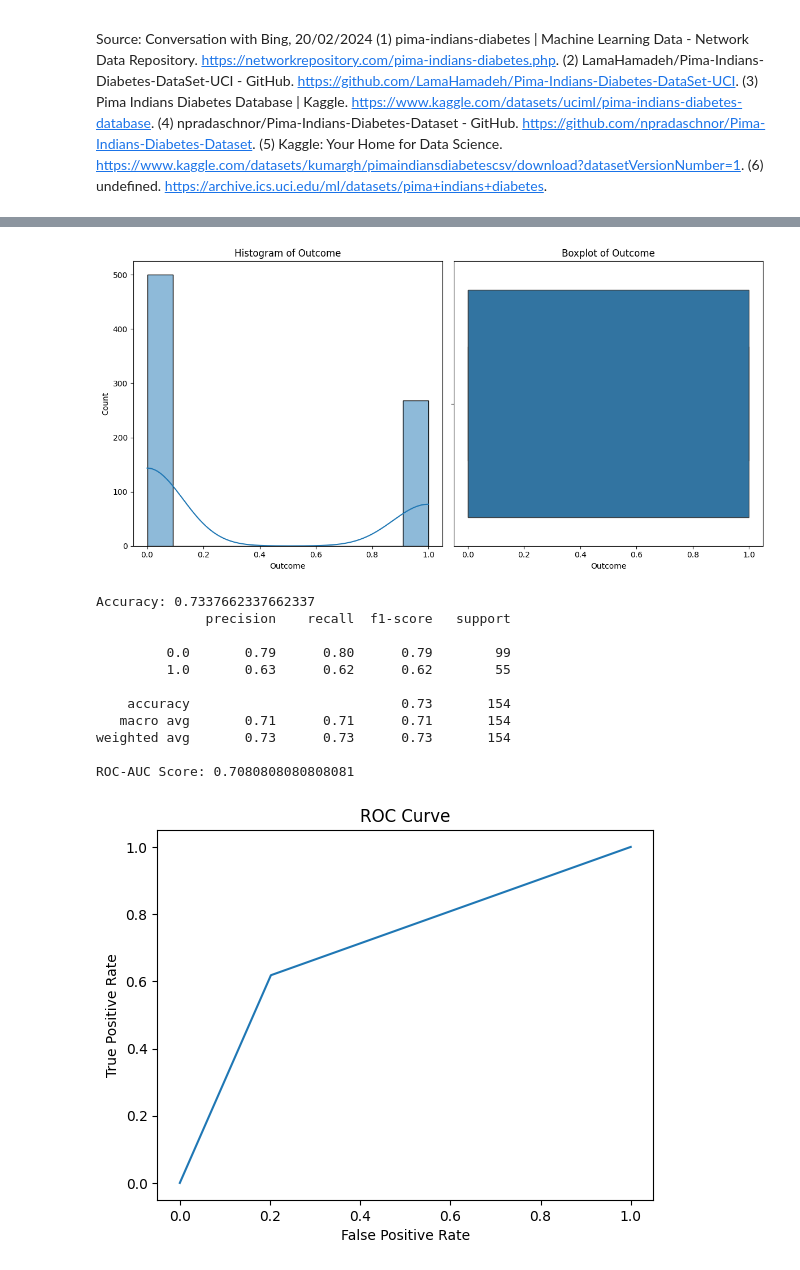
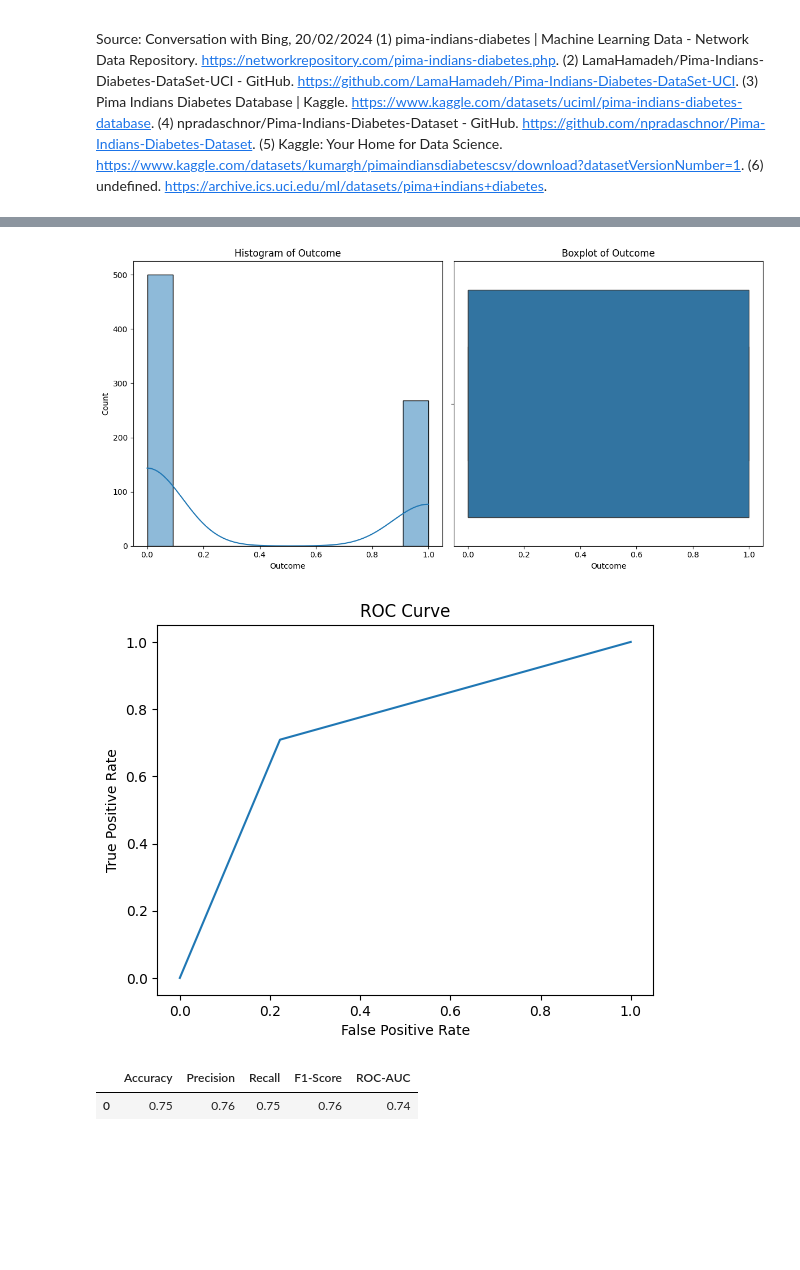
Before and after one commit to Adeelanwar/Machine-Learning-Course, a Jupyter notebook: Assignment1/Adeel(18300).ipynb, the cells around one changed output, grey strips where cells are left out. Saved outputs shown, nothing was run; the diff lists cells and outputs as text; code cells hidden in the pictures; blank space fills up the shorter version.

```diff
--- a/Assignment1/Adeel(18300).ipynb
+++ b/Assignment1/Adeel(18300).ipynb
@@ -247,27 +256,40 @@ def model_training(model, params, X_train, y_train, cv=5):
 # Example usage:
 # best_model = model_training(RandomForestClassifier(), {'n_estimators': [100, 200, 300], 'max_depth': [5, 10, None]}, X_train, y_train, cv=5)
 # %%
-
-
 def model_evaluation(model, X, y):
     """
     Function to evaluate the model
     """
     y_pred = model.predict(X)
-    print("Accuracy:", accuracy_score(y, y_pred))
-    print(classification_report(y, y_pred))
+    accuracy = accuracy_score(y, y_pred)
+    classification_rep = classification_report(y, y_pred, output_dict=True)
+
+    # Initialize dictionary to store metrics
+    evaluation_dict = {
+        "Accuracy": accuracy,
+        "Precision": classification_rep['weighted avg']['precision'],
+        "Recall": classification_rep['weighted avg']['recall'],
+        "F1-Score": classification_rep['weighted avg']['f1-score']
+    }
+
     # Additional metrics for classification
-    # Example: ROC-AUC
     try:
-        print("ROC-AUC Score:", roc_auc_score(y, y_pred))
+        roc_auc = roc_auc_score(y, y_pred)
+        evaluation_dict["ROC-AUC"] = roc_auc
+
         fpr, tpr, _ = roc_curve(y, y_pred)
         plt.plot(fpr, tpr)
         plt.xlabel('False Positive Rate')
         plt.ylabel('True Positive Rate')
         plt.title('ROC Curve')
+        plt.show()
     except:
         pass
-    plt.show()
+
+    # Convert dictionary to DataFrame
+    df_results = pd.DataFrame([evaluation_dict])
+
+    return df_results
 # %%
 def handle_outliers(df, threshold=1.5):
     """
@@ -303,7 +325,7 @@ def handle_outliers(df, threshold=1.5):
 
     return df_copy
 # %%
-def master(url, column_names = None, problem_type='classification', model = None, params = None, transform = None):
+def master(url, column_names = None, problem_type='classification', test_size=0.2, cv=None, model = None, params = None, transform = None, sheet_name = 'untitled'):
     """
     Master function to execute the workflow sequence of functions with defined input parameters.
 
@@ -343,7 +365,7 @@ def master(url, column_names = None, problem_type='classification', model = None
         y = data[column_names[-1]].values
 
     # Manual Data Splitting
-    X_train, X_test, y_train, y_test = manual_data_splitting(X, y, test_size=0.2, random_state=42)
+    X_train, X_test, y_train, y_test = manual_data_splitting(X, y,test_size=test_size, cv=cv, random_state=42)
 
     # Model Selection
     if model == None:
@@ -357,6 +379,15 @@ def master(url, column_names = None, problem_type='classification', model = None
     evaluation_results = model_evaluation(trained_model, X_test, y_test)
 
 
+    excel_file = 'model_results.xlsx'
+    df_results = pd.DataFrame(evaluation_results, index=[0])
+
+    if not os.path.exists(excel_file):
+        df_results.to_excel(excel_file, sheet_name=sheet_name, index=False)
+    else:
+        with pd.ExcelWriter(excel_file, engine='openpyxl', mode='a') as writer:
+            df_results.to_excel(writer, sheet_name=sheet_name, index=False)
+
 
     return evaluation_results
 # %% [markdown]
@@ -808,40 +1113,31 @@ weighted avg       0.90      0.88      0.88        42
 # %%
 url = "https://raw.githubusercontent.com/jbrownlee/Datasets/master/pima-indians-diabetes.data.csv"
 column_names = ['Pregnancies', 'Glucose', 'BloodPressure', 'SkinThickness', 'Insulin', 'BMI', 'DiabetesPedigreeFunction', 'Age', 'Outcome']
 
 model = RandomForestClassifier()
 params = {'n_estimators':[100]}
-master(url,column_names = column_names, problem_type='classification',model=model, params=params)
+master(url,column_names = column_names, problem_type='classification',model=model, params=params, sheet_name='RF_PIMA')
 # %% [output]
 5-Number Summary:
                           count  mean  std   min   25%   50%  75%  max
 Pregnancies              768.00 -0.00 1.00 -1.14 -0.84 -0.25 0.64 3.90
 Glucose                  768.00 -0.00 1.00 -3.78 -0.68 -0.12 0.61 2.44
 BloodPressure            768.00  0.00 1.00 -3.57 -0.37  0.15 0.56 2.73
 SkinThickness            768.00  0.00 1.00 -1.29 -1.29  0.15 0.72 4.92
 Insulin                  768.00 -0.00 1.00 -0.69 -0.69 -0.43 0.41 6.65
 BMI                      768.00  0.00 1.00 -4.06 -0.60  0.00 0.58 4.45
 DiabetesPedigreeFunction 768.00  0.00 1.00 -1.19 -0.69 -0.30 0.47 5.88
 Age                      768.00  0.00 1.00 -1.04 -0.79 -0.36 0.66 4.06
 Outcome                  768.00  0.35 0.48  0.00  0.00  0.00 1.00 1.00
 [figure]
 [figure]
 [figure]
 [figure]
 [figure]
 [figure]
 [figure]
 [figure]
 [figure]
-Accuracy: 0.7337662337662337
-              precision    recall  f1-score   support
-
-         0.0       0.79      0.80      0.79        99
-         1.0       0.63      0.62      0.62        55
-
-    accuracy                           0.73       154
-   macro avg       0.71      0.71      0.71       154
-weighted avg       0.73      0.73      0.73       154
-
-ROC-AUC Score: 0.7080808080808081
-[figure, old version]
+[figure, new version]
+|  | Accuracy | Precision | Recall | F1-Score | ROC-AUC |
+| 0 | 0.75 | 0.76 | 0.75 | 0.76 | 0.74 |
```
Also changed, not shown: parts of 19 cells of this notebook, 1 other file.
